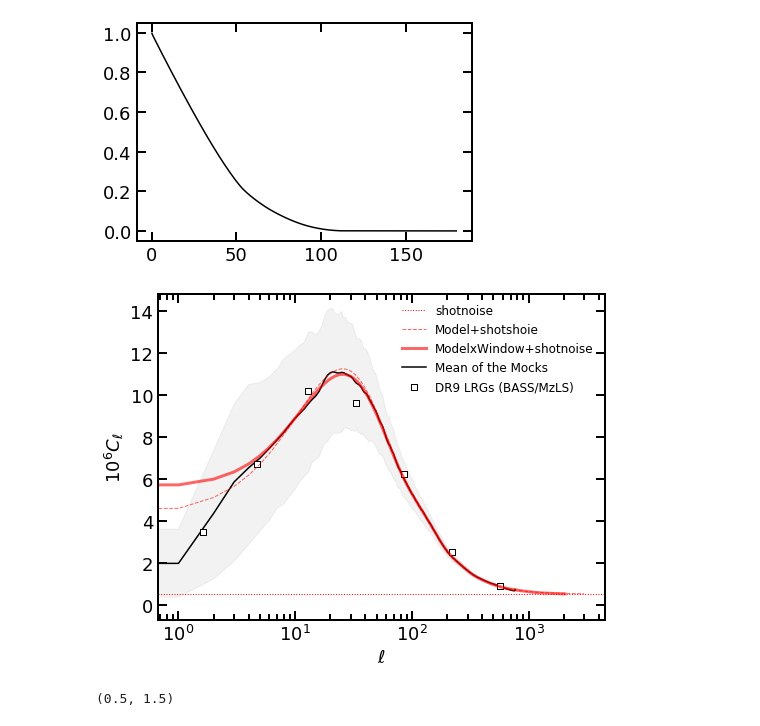
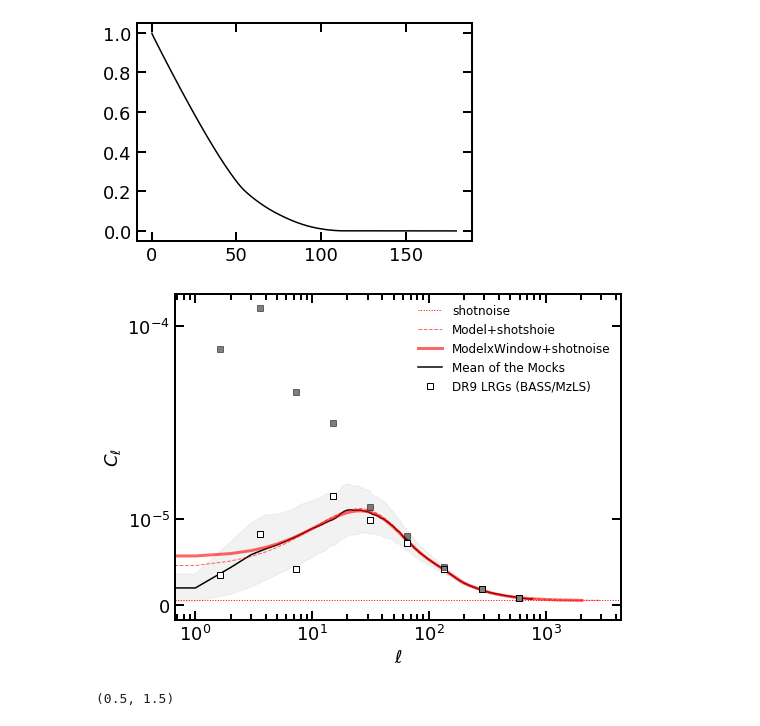
Before and after one commit to mehdirezaie/LSSutils, a Jupyter notebook: notebooks/desi/LognormalFlask.ipynb, the cells around one changed output. Drawn from its saved outputs; the diff is of its cells as text; code cells hidden in the pictures.

```diff
--- a/notebooks/desi/LognormalFlask.ipynb
+++ b/notebooks/desi/LognormalFlask.ipynb
@@ -61,6 +309,8 @@ Text(0.5, 0, 'Mock $\\delta$')
 ## Power Spectra
 # %%
 cl_dr9 = np.load('/home/mehdi/data/rongpu/imaging_sys/clustering/v2/cl_lrg_bmzls_256_nn.npy',
+                allow_pickle=True).item()
+cl_dr9n = np.load('/home/mehdi/data/rongpu/imaging_sys/clustering/v2/cl_lrg_bmzls_256_noweight.npy',
                 allow_pickle=True).item()
 cl_model = np.loadtxt('/home/mehdi/github/flask/data/desiCl-f1z1f1z1.dat')
 
@@ -102,33 +352,35 @@ plt.plot(np.arccos(wd.x)*180./np.pi, wd.xi_mask)
 # %%
 plt.figure(figsize=(8, 6))
 
 # model
 plt.axhline(noise, color='r', ls=':', lw=1, label='shotnoise')
 plt.plot(cl_model_noise, 'r--', lw=1, alpha=0.6, label='Model+shotshoie')
 plt.plot(cl_model_wind_noise, 'r-', lw=3, alpha=0.6, label='ModelxWindow+shotnoise')
 
 # mocks
 plt.plot(cl_mocks_mean, color='k', label='Mean of the Mocks', zorder=-1)
 # for cl_mock_i in cl_mocks:
 #     plt.plot(cl_mock_i, color='grey', lw=1, ls='-', alpha=0.02, zorder=-10)
 plt.fill_between(np.arange(cl_min.size), cl_min, cl_max, alpha=0.1, color='grey', zorder=-10)
 
 
 # data
-plt.scatter(*histogram_cell(cl_dr9['cl_gg']['cl'], bins=np.logspace(0, np.log10(769), 8)),
-            marker='s', facecolor='w',
+plt.plot(*histogram_cell(cl_dr9['cl_gg']['cl'], bins=np.logspace(0, np.log10(769), 10)),
+            marker='s', mfc='w', ls='None',
             color='k', label='DR9 LRGs (BASS/MzLS)')
+plt.plot(*histogram_cell(cl_dr9n['cl_gg']['cl'], bins=np.logspace(0, np.log10(769), 10)),
+            marker='s', color='k', alpha=0.5, ls='None')
 
 
 plt.legend(fontsize=12) #, bbox_to_anchor=(1., 1.2))
 # plt.ylim(1.0e-8, 1.0e-4)
-# plt.yscale('log')
-plt.yticks([i*2.0e-6 for i in range(8)], labels=[f'{2*i}' for i in range(8)])
-plt.ylabel(r'$10^{6}C_{\ell}$')
+plt.yscale('symlog', linthreshy=2.0e-5)
+# plt.yticks([i*2.0e-6 for i in range(8)], labels=[f'{2*i}' for i in range(8)])
+plt.ylabel(r'$C_{\ell}$')
 plt.xlabel(r'$\ell$')
 plt.xscale('log')
 # %% [output]
-[figure, old version]
+[figure, new version]
 # %%
 lbins = np.arange(1, 769, 50)
 l_obs, cl_obs = histogram_cell(cl_dr9['cl_gg']['cl'], bins=lbins)
```
Also changed, not shown: parts of 10 cells of this notebook, 3 other files.
